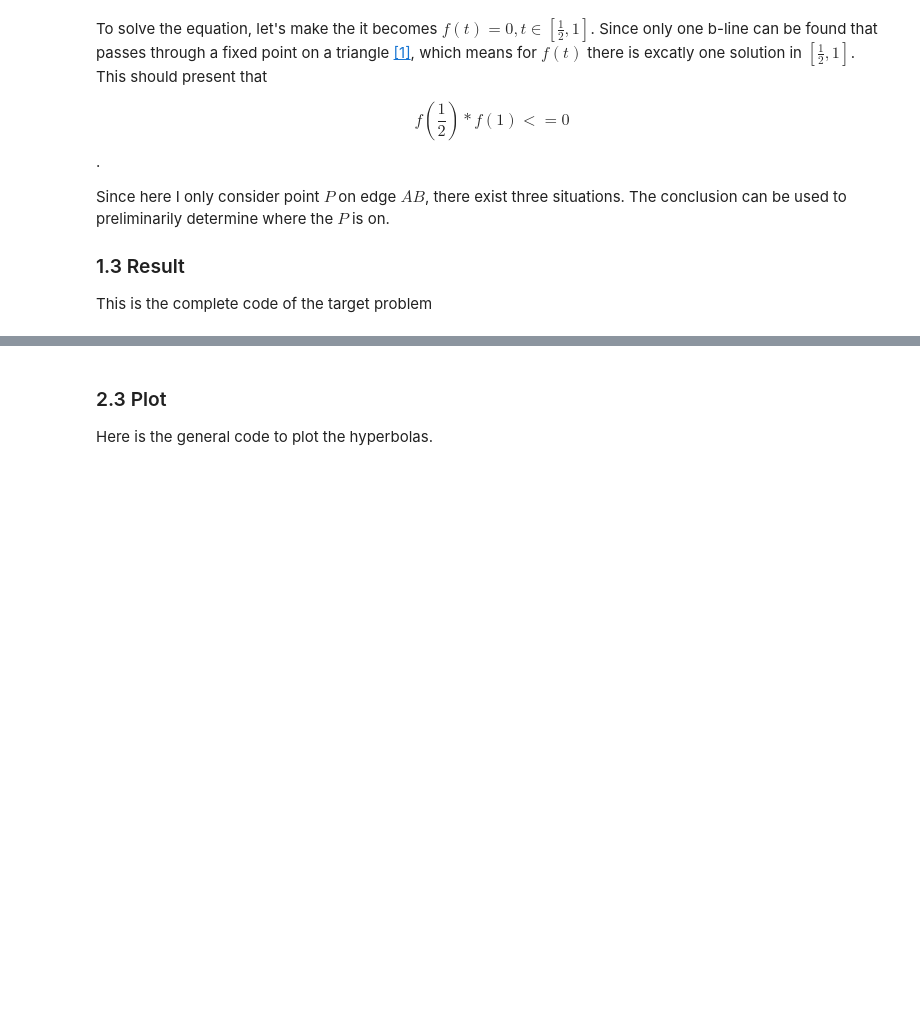
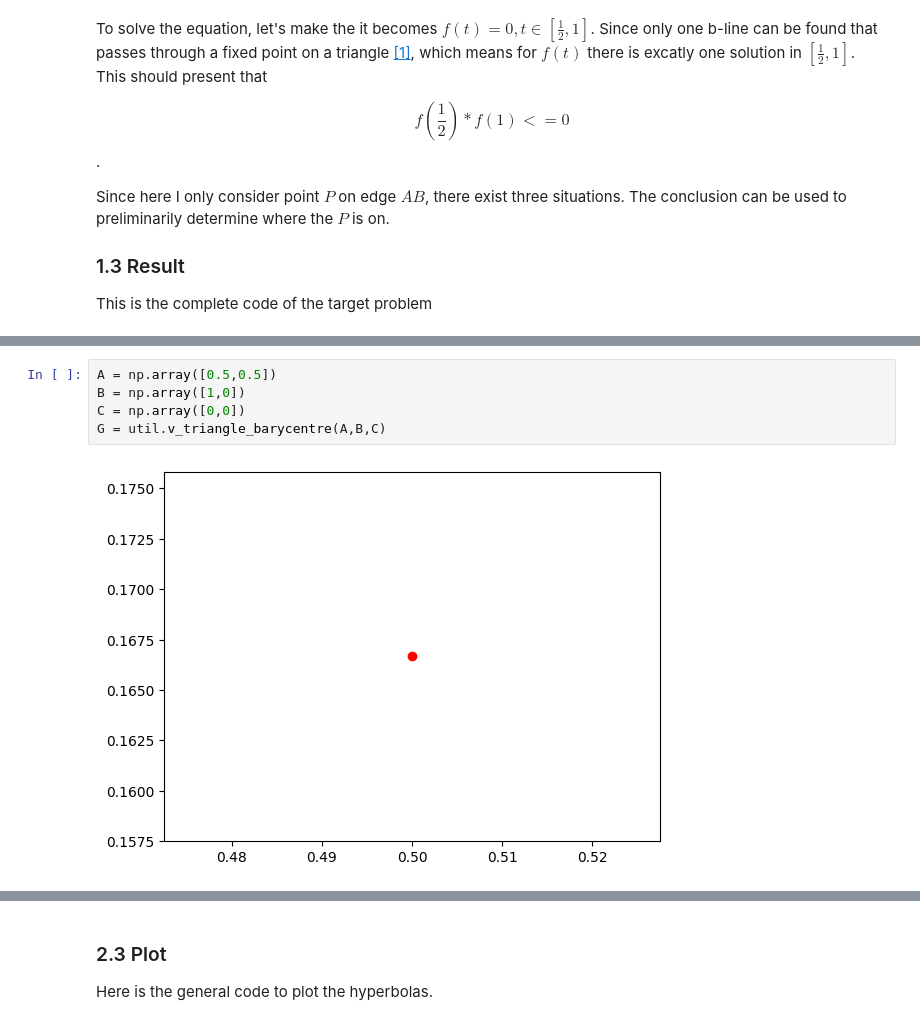
Before and after one commit to scyyc1/ED_Dissertation, a Jupyter notebook: Week 2/Week 2.ipynb, the cells around one changed output, grey strips where cells are left out. Drawn from its saved outputs; the diff is of its cells as text; blank space fills up the shorter version.

```diff
--- a/Week 2/Week 2.ipynb
+++ b/Week 2/Week 2.ipynb
@@ -283,3 +313,10 @@ class Triangle_Area_Bisection_2D_Point:
         print("The coordinates of point Q: ", self.Q)
         print("The area of triangle: ", util.triangle_area_2D(self.vertices[0], self.vertices[1], self.vertices[2]))
         print("The area of small half-area triangle: ", util.triangle_area_2D(self.P[0], self.Q[0], self.top[0]))
+# %%
+A = np.array([0.5,0.5])
+B = np.array([1,0])
+C = np.array([0,0])
+G = util.v_triangle_barycentre(A,B,C)
+# %% [output]
+[figure, added]
```
Also changed, not shown: parts of 17 cells of this notebook, 1 other file.
